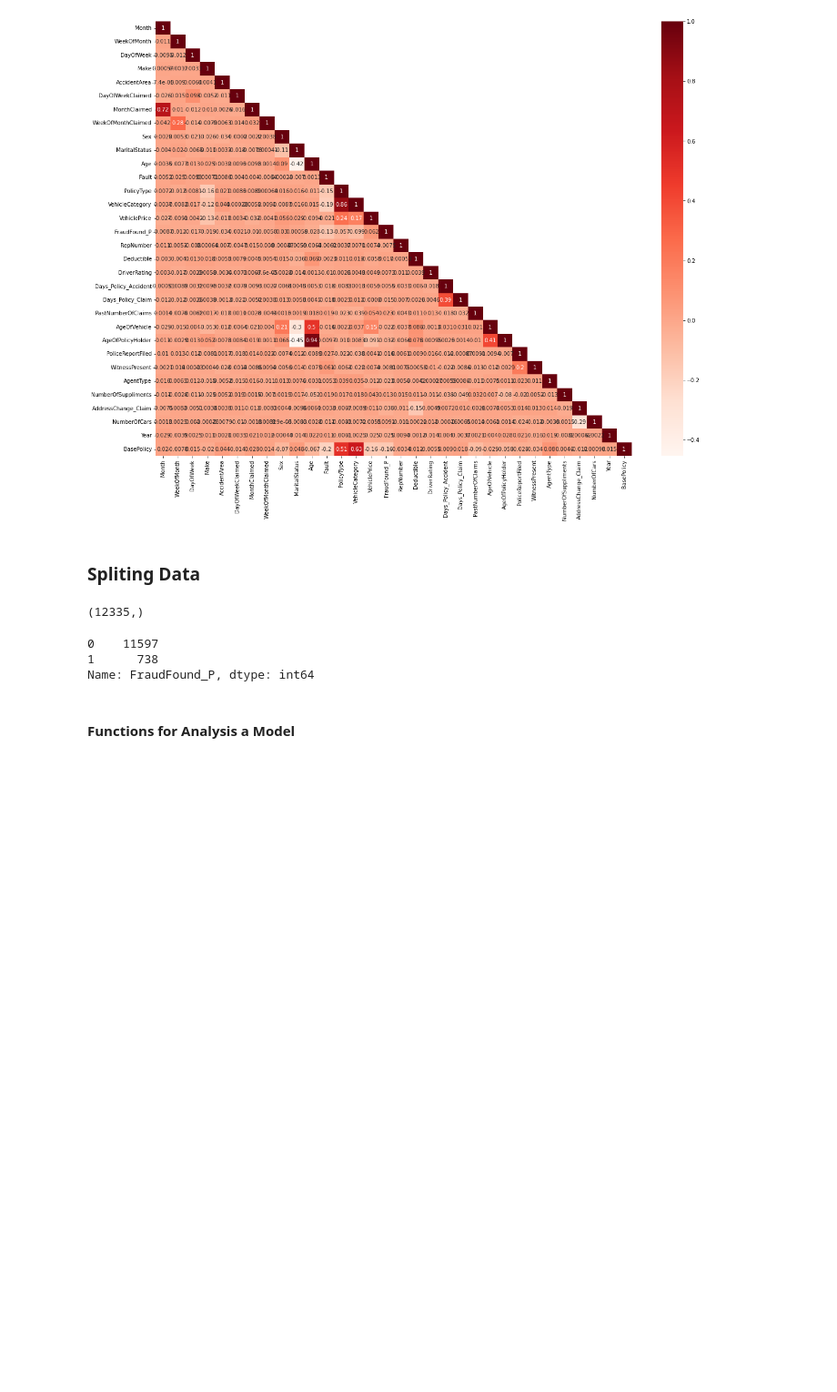
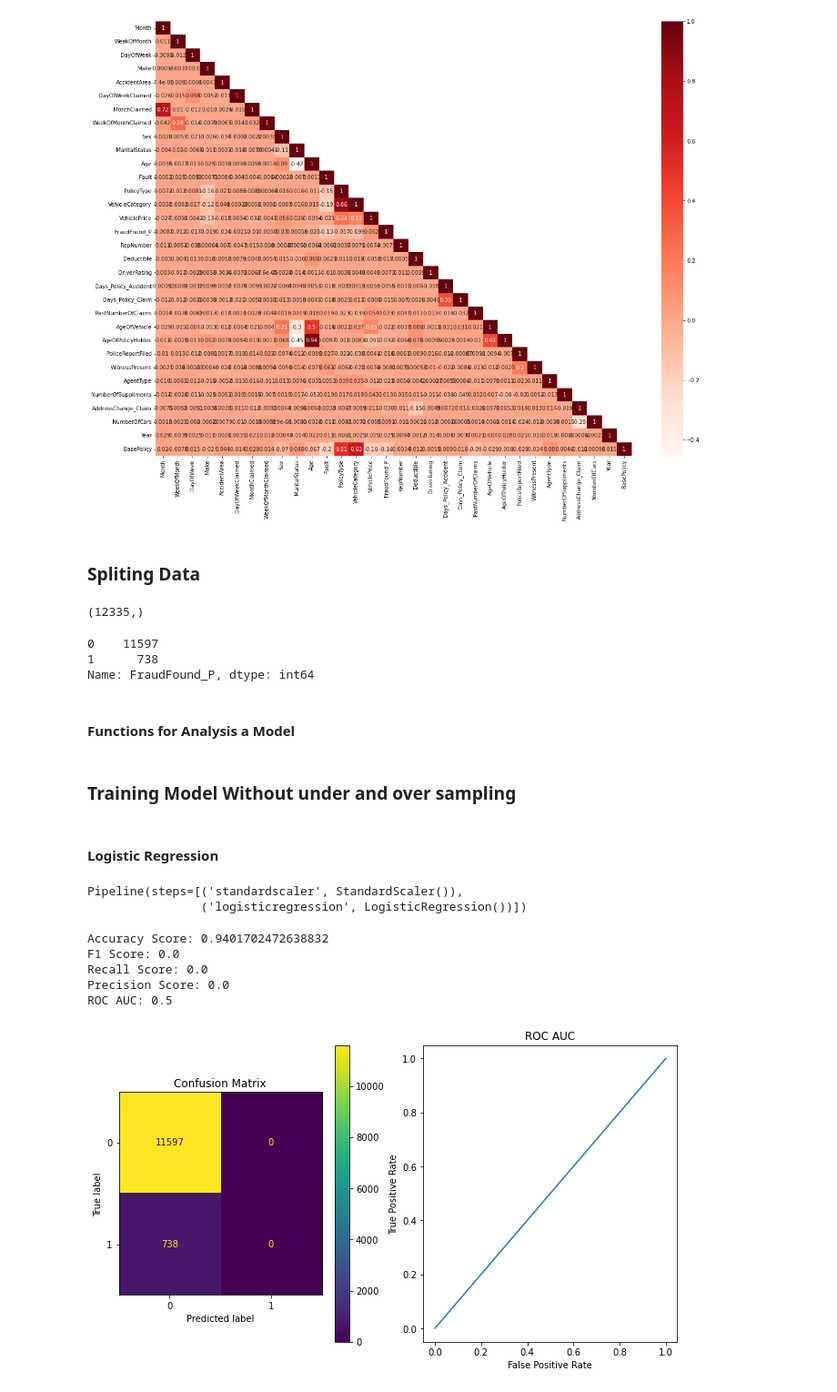
Before and after one commit to MohammadRouintan/Vehicle-Insurance-Claim-Fraud-Detection-Classification, a Jupyter notebook: VehicleInsuranceCLASSIFICATION.ipynb, the cells around one changed output. Shown: that part at 91% size. Cells and saved outputs as stored; diff of their text form; code cells hidden in the pictures; blank space fills up the shorter version.

Commit message:
start training model and see results

```diff
--- a/VehicleInsuranceCLASSIFICATION.ipynb
+++ b/VehicleInsuranceCLASSIFICATION.ipynb
@@ -326 +326,53 @@ def analysis_model(modelname, model, x_test, y_test):
     plt.show()
+# %%
+model_name_train, accuracy_train, recall_train, precision_train, f1_train, roc_auc_train = [], [], [], [], [], []
+# %%
+def analysis_model_with_train(modelname, model, x_train, y_train):
+    y_pred = model.predict(x_train)
+
+    model_name_train.append(model_name)
+    accuracy_train.append(accuracy_score(y_train, y_pred))
+    f1_train.append(f1_score(y_train, y_pred))
+    recall_train.append(recall_score(y_train, y_pred))
+    precision_train.append(precision_score(y_train, y_pred))
+    roc_auc_train.append(roc_auc_score(y_train, y_pred))
+
+    print('Accuracy Score:', accuracy_score(y_train, y_pred))
+    print('F1 Score:', f1_score(y_train, y_pred))
+    print('Recall Score:', recall_score(y_train, y_pred))
+    print('Precision Score:', precision_score(y_train, y_pred))
+    print('ROC AUC:', roc_auc_score(y_train, y_pred))
+
+    # Confusion Matrix
+    conf_mat = confusion_matrix(y_train, y_pred)
+    display = ConfusionMatrixDisplay(confusion_matrix=conf_mat)
+    # ROC AUC
+    fpr, tpr, _ = roc_curve(y_train, y_pred)
+
+    fig, ax = plt.subplots(1, 2, figsize=(11, 6))
+    display.plot(ax=ax[0]), ax[0].set_title('Confusion Matrix')
+    ax[1].plot(fpr, tpr), ax[1].set_title('ROC AUC'), ax[1].set_xlabel('False Positive Rate'), ax[1].set_ylabel('True Positive Rate')
+    plt.show()
+# %% [markdown]
+### Training Model Without under and over sampling
+# %% [markdown]
+#### Logistic Regression
+# %%
+from sklearn.linear_model import LogisticRegression
+from sklearn.preprocessing import StandardScaler
+from sklearn.pipeline import make_pipeline
+logistic_model = make_pipeline(StandardScaler(), LogisticRegression())
+# %%
+logistic_model.fit(x_train, y_train)
+# %% [output]
+Pipeline(steps=[('standardscaler', StandardScaler()),
+                ('logisticregression', LogisticRegression())])
+# %%
+analysis_model_with_train('logistic_model', logistic_model, x_train, y_train)
+# %% [output]
+Accuracy Score: 0.9401702472638832
+F1 Score: 0.0
+Recall Score: 0.0
+Precision Score: 0.0
+ROC AUC: 0.5
+[figure, added]
```
Also changed, not shown: parts of 45 cells of this notebook.
